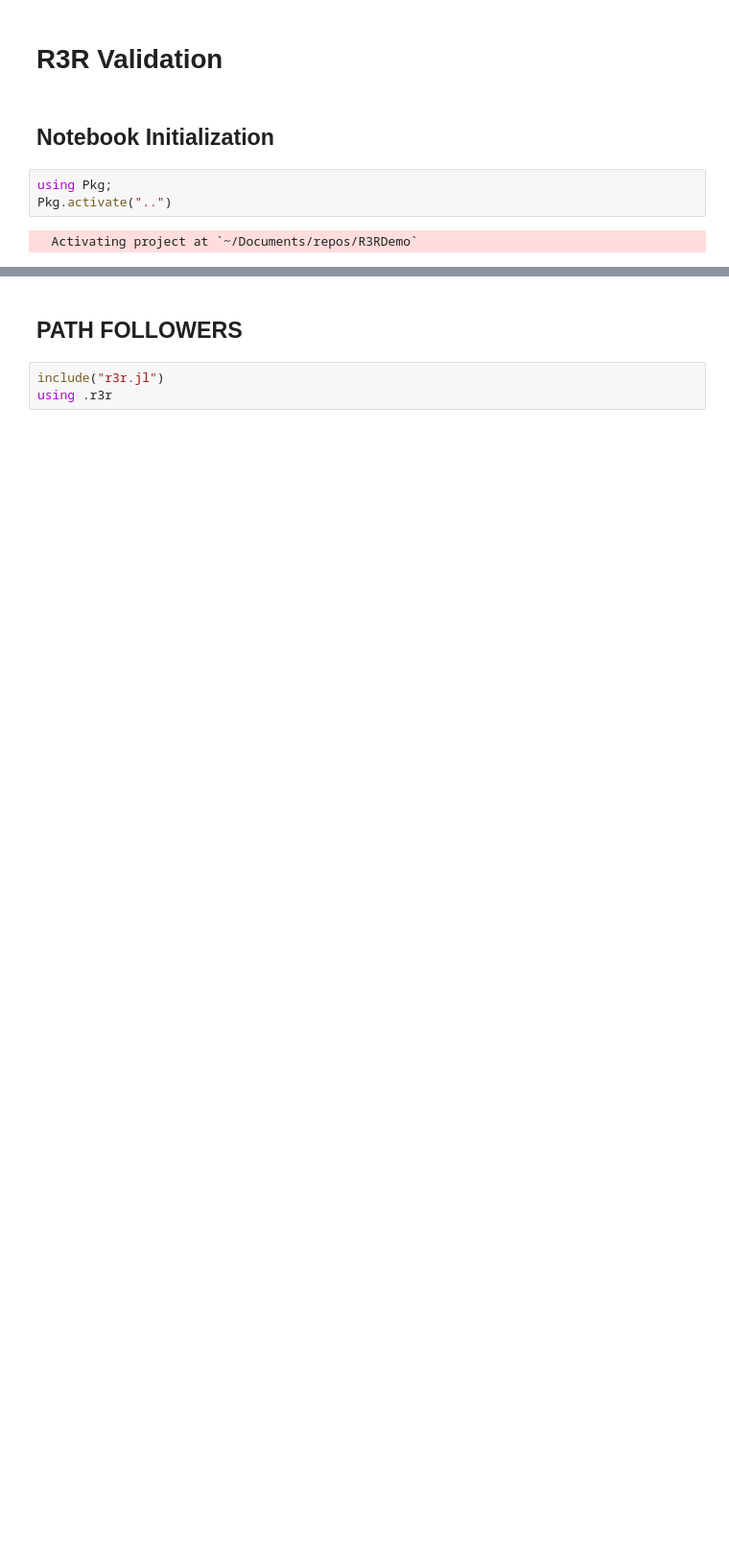
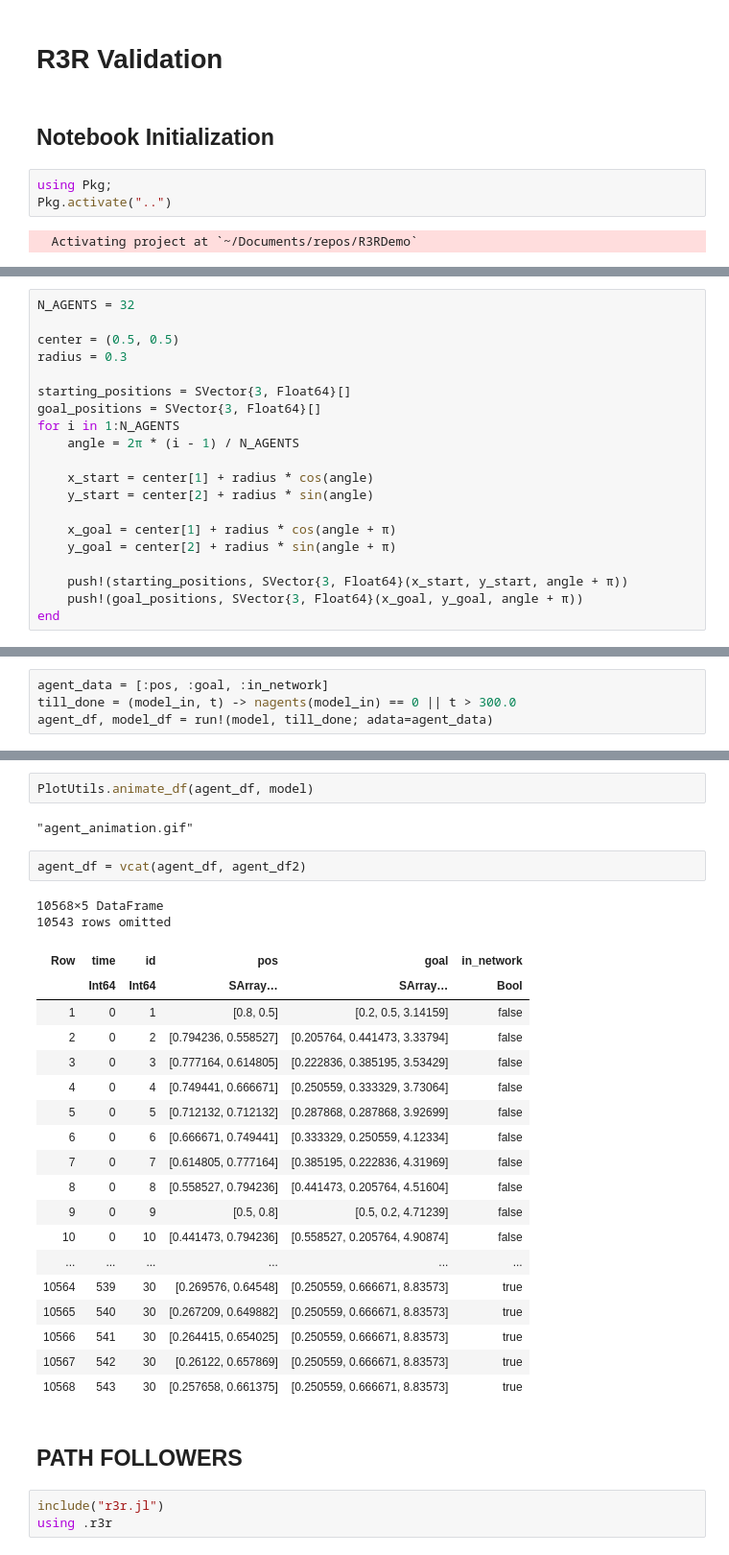
Before and after one commit to MarshallVielmetti/r3r_decentralized_gatekeeper, a Jupyter notebook: src/test_notebook.ipynb, the cells around one changed output, grey strips where cells are left out. Shown at 96% size. Cells and saved outputs as stored; diff of their text form; blank space fills up the shorter version.

```diff
--- a/src/test_notebook.ipynb
+++ b/src/test_notebook.ipynb
@@ -14,0 +78,20 @@ using Agents
+# %%
+N_AGENTS = 32
+
+center = (0.5, 0.5)
+radius = 0.3
+
+starting_positions = SVector{3, Float64}[]
+goal_positions = SVector{3, Float64}[]
+for i in 1:N_AGENTS
+    angle = 2π * (i - 1) / N_AGENTS
+
+    x_start = center[1] + radius * cos(angle)
+    y_start = center[2] + radius * sin(angle)
+
+    x_goal = center[1] + radius * cos(angle + π)
+    y_goal = center[2] + radius * sin(angle + π)
+
+    push!(starting_positions, SVector{3, Float64}(x_start, y_start, angle + π))
+    push!(goal_positions, SVector{3, Float64}(x_goal, y_goal, angle + π))
+end
@@ -14,0 +106,4 @@ using Agents
+# %%
+agent_data = [:pos, :goal, :in_network]
+till_done = (model_in, t) -> nagents(model_in) == 0 || t > 300.0
+agent_df, model_df = run!(model, till_done; adata=agent_data)
@@ -15,3 +128,30 @@ using Agents
+# %%
+PlotUtils.animate_df(agent_df, model)
+# %% [output]
+"agent_animation.gif"
+# %%
+agent_df = vcat(agent_df, agent_df2)
+# %% [output]
+10568×5 DataFrame
+10543 rows omitted
+| Row | time | id | pos | goal | in_network |
+|  | Int64 | Int64 | SArray… | SArray… | Bool |
+| 1 | 0 | 1 | [0.8, 0.5] | [0.2, 0.5, 3.14159] | false |
+| 2 | 0 | 2 | [0.794236, 0.558527] | [0.205764, 0.441473, 3.33794] | false |
+| 3 | 0 | 3 | [0.777164, 0.614805] | [0.222836, 0.385195, 3.53429] | false |
+| 4 | 0 | 4 | [0.749441, 0.666671] | [0.250559, 0.333329, 3.73064] | false |
+| 5 | 0 | 5 | [0.712132, 0.712132] | [0.287868, 0.287868, 3.92699] | false |
+| 6 | 0 | 6 | [0.666671, 0.749441] | [0.333329, 0.250559, 4.12334] | false |
+| 7 | 0 | 7 | [0.614805, 0.777164] | [0.385195, 0.222836, 4.31969] | false |
+| 8 | 0 | 8 | [0.558527, 0.794236] | [0.441473, 0.205764, 4.51604] | false |
+| 9 | 0 | 9 | [0.5, 0.8] | [0.5, 0.2, 4.71239] | false |
+| 10 | 0 | 10 | [0.441473, 0.794236] | [0.558527, 0.205764, 4.90874] | false |
+| ... | ... | ... | ... | ... | ... |
+| 10564 | 539 | 30 | [0.269576, 0.64548] | [0.250559, 0.666671, 8.83573] | true |
+| 10565 | 540 | 30 | [0.267209, 0.649882] | [0.250559, 0.666671, 8.83573] | true |
+| 10566 | 541 | 30 | [0.264415, 0.654025] | [0.250559, 0.666671, 8.83573] | true |
+| 10567 | 542 | 30 | [0.26122, 0.657869] | [0.250559, 0.666671, 8.83573] | true |
+| 10568 | 543 | 30 | [0.257658, 0.661375] | [0.250559, 0.666671, 8.83573] | true |
 # %% [markdown]
 ## PATH FOLLOWERS
 # %%
```
Also changed, not shown: parts of 16 cells of this notebook, 16 other files.
